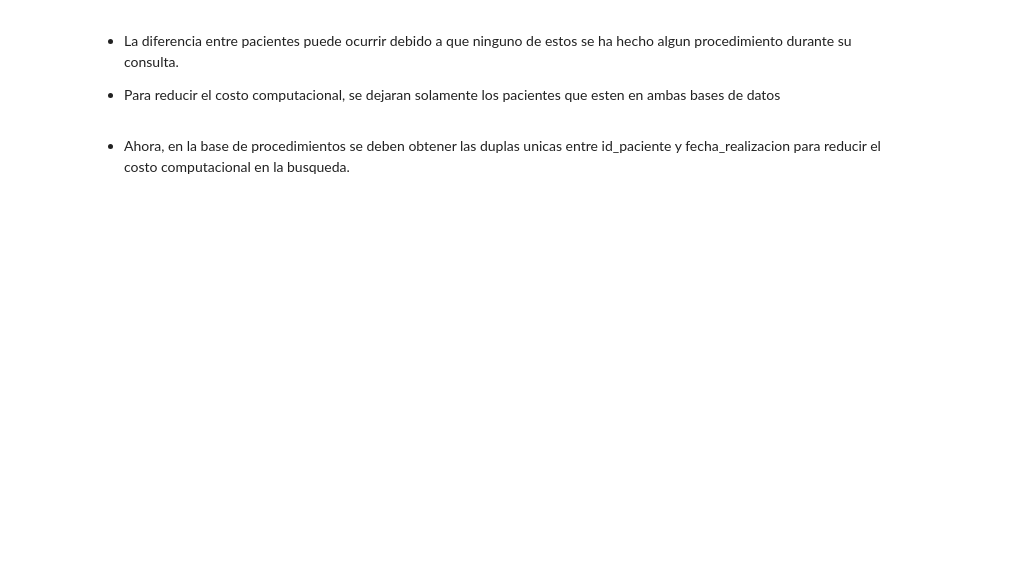
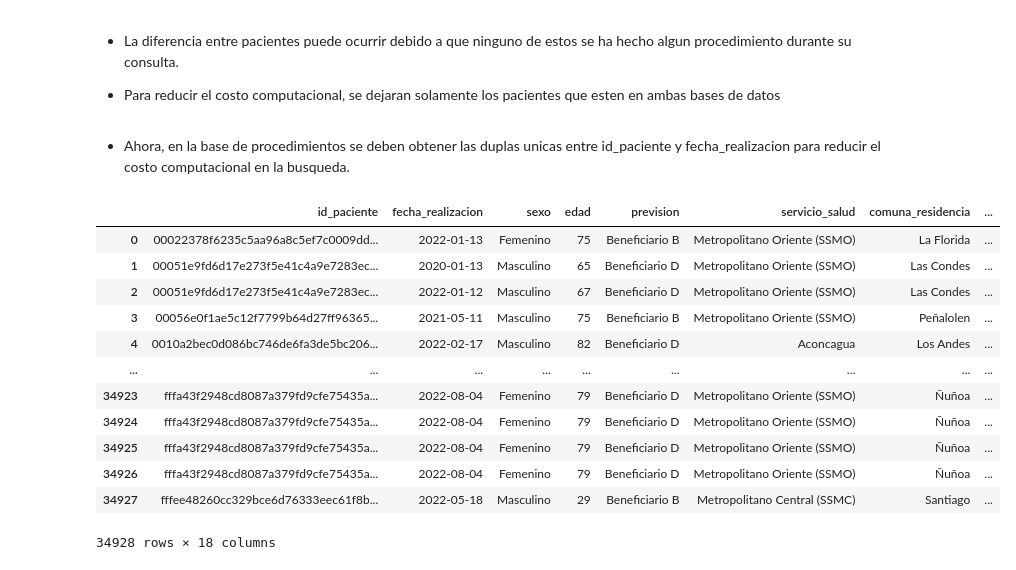
Before and after one commit to JavierRojas14/int-ambulatorio, a Jupyter notebook: notebooks/2.0-jrb-time-series-analysis.ipynb, the cells around one changed output. Cells and saved outputs as stored; diff of their text form; code cells hidden in the pictures; blank space fills up the shorter version.

Commit message:
Une prev/comuna/ssosalud y exporta analisis

```diff
--- a/notebooks/2.0-jrb-time-series-analysis.ipynb
+++ b/notebooks/2.0-jrb-time-series-analysis.ipynb
@@ -229,3 +255,19 @@ proced_comunes_indice = proced_pacientes_comunes.set_index(["id_paciente", "fech
 union_procedimientos_2 = pd.merge(
     proced_comunes_indice, pacientes_y_diags, how="inner", left_index=True, right_index=True
 ).reset_index()
+# %%
+union_procedimientos_2
+# %% [output]
+|  | id_paciente | fecha_realizacion | sexo | edad | prevision | servicio_salud | comuna_residencia | ... |
+| 0 | 00022378f6235c5aa96a8c5ef7c0009dd... | 2022-01-13 | Femenino | 75 | Beneficiario B | Metropolitano Oriente (SSMO) | La Florida | ... |
+| 1 | 00051e9fd6d17e273f5e41c4a9e7283ec... | 2020-01-13 | Masculino | 65 | Beneficiario D | Metropolitano Oriente (SSMO) | Las Condes | ... |
+| 2 | 00051e9fd6d17e273f5e41c4a9e7283ec... | 2022-01-12 | Masculino | 67 | Beneficiario D | Metropolitano Oriente (SSMO) | Las Condes | ... |
+| 3 | 00056e0f1ae5c12f7799b64d27ff96365... | 2021-05-11 | Masculino | 75 | Beneficiario B | Metropolitano Oriente (SSMO) | Peñalolen | ... |
+| 4 | 0010a2bec0d086bc746de6fa3de5bc206... | 2022-02-17 | Masculino | 82 | Beneficiario D | Aconcagua | Los Andes | ... |
+| ... | ... | ... | ... | ... | ... | ... | ... | ... |
+| 34923 | fffa43f2948cd8087a379fd9cfe75435a... | 2022-08-04 | Femenino | 79 | Beneficiario D | Metropolitano Oriente (SSMO) | Ñuñoa | ... |
+| 34924 | fffa43f2948cd8087a379fd9cfe75435a... | 2022-08-04 | Femenino | 79 | Beneficiario D | Metropolitano Oriente (SSMO) | Ñuñoa | ... |
+| 34925 | fffa43f2948cd8087a379fd9cfe75435a... | 2022-08-04 | Femenino | 79 | Beneficiario D | Metropolitano Oriente (SSMO) | Ñuñoa | ... |
+| 34926 | fffa43f2948cd8087a379fd9cfe75435a... | 2022-08-04 | Femenino | 79 | Beneficiario D | Metropolitano Oriente (SSMO) | Ñuñoa | ... |
+| 34927 | fffee48260cc329bce6d76333eec61f8b... | 2022-05-18 | Masculino | 29 | Beneficiario B | Metropolitano Central (SSMC) | Santiago | ... |
+34928 rows × 18 columns
```
Also changed, not shown: parts of 11 cells of this notebook.
